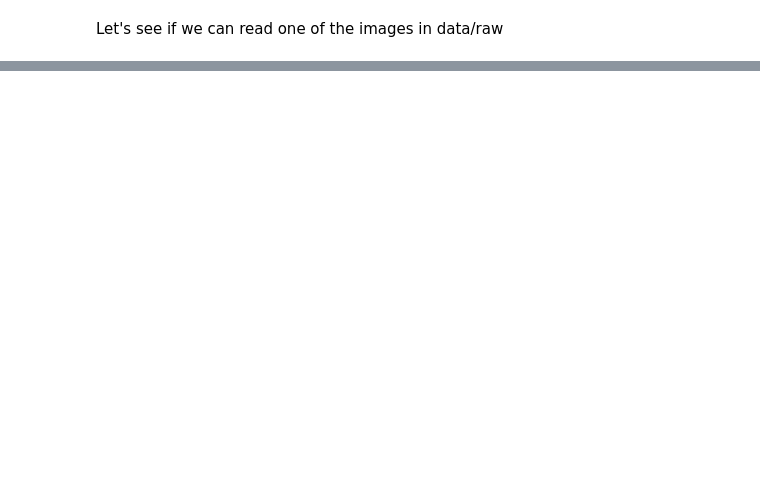
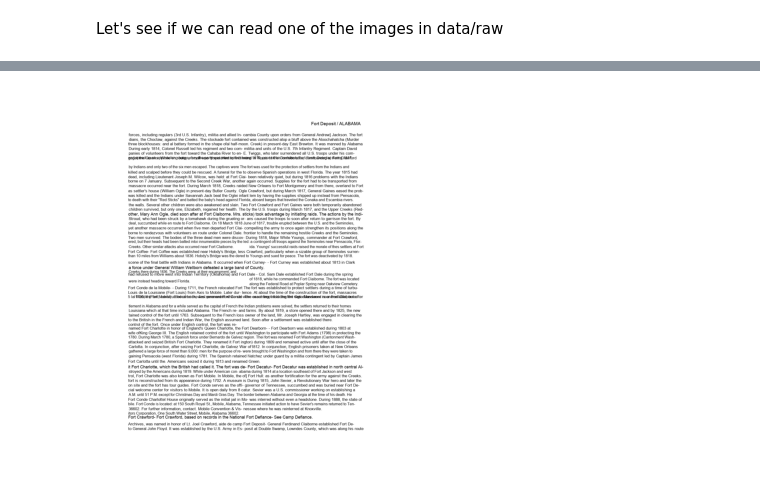
Before and after one commit to thomasc23/OCR, a Jupyter notebook: notebooks/table_extraction.ipynb, the cells around one changed output, grey strips where cells are left out. Drawn from its saved outputs; the diff is of its cells as text; code cells hidden in the pictures; blank space fills up the shorter version.

```diff
--- a/notebooks/table_extraction.ipynb
+++ b/notebooks/table_extraction.ipynb
@@ -51,0 +66,5 @@ for page in result.pages:
+# %%
+synthetic_pages = result.synthesize()
+plt.imshow(synthetic_pages[0]); plt.axis('off'); plt.show()
+# %% [output]
+[figure, added]
```
Also changed, not shown: parts of 5 cells of this notebook.
